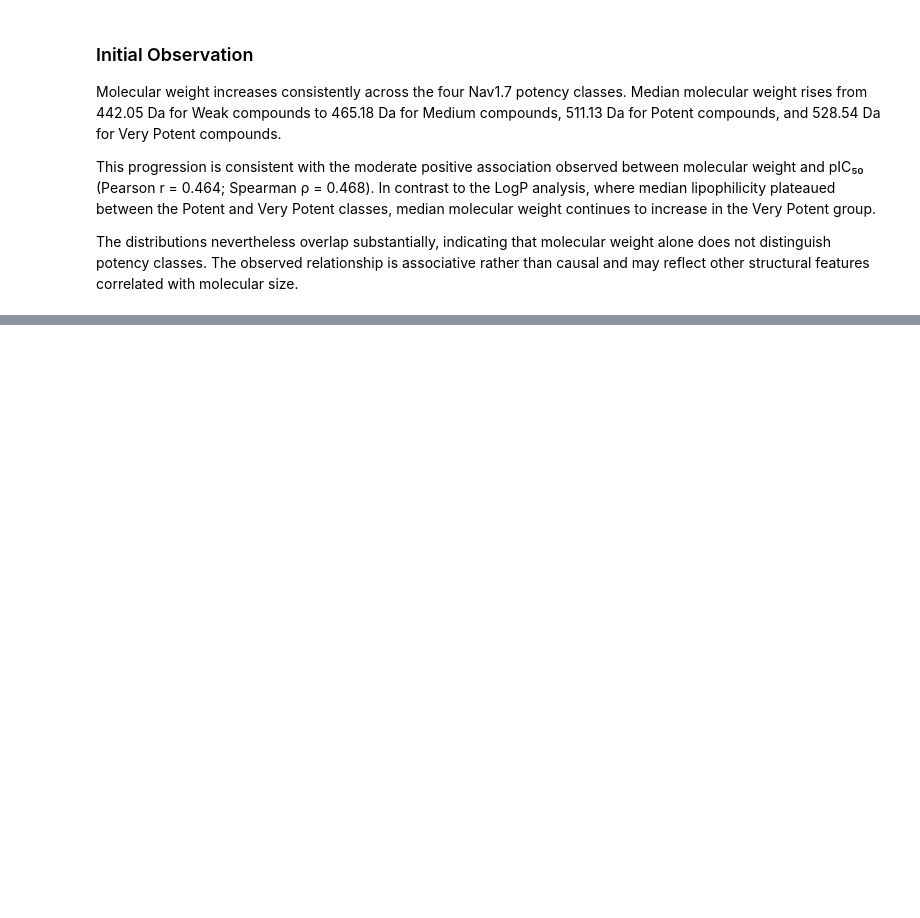
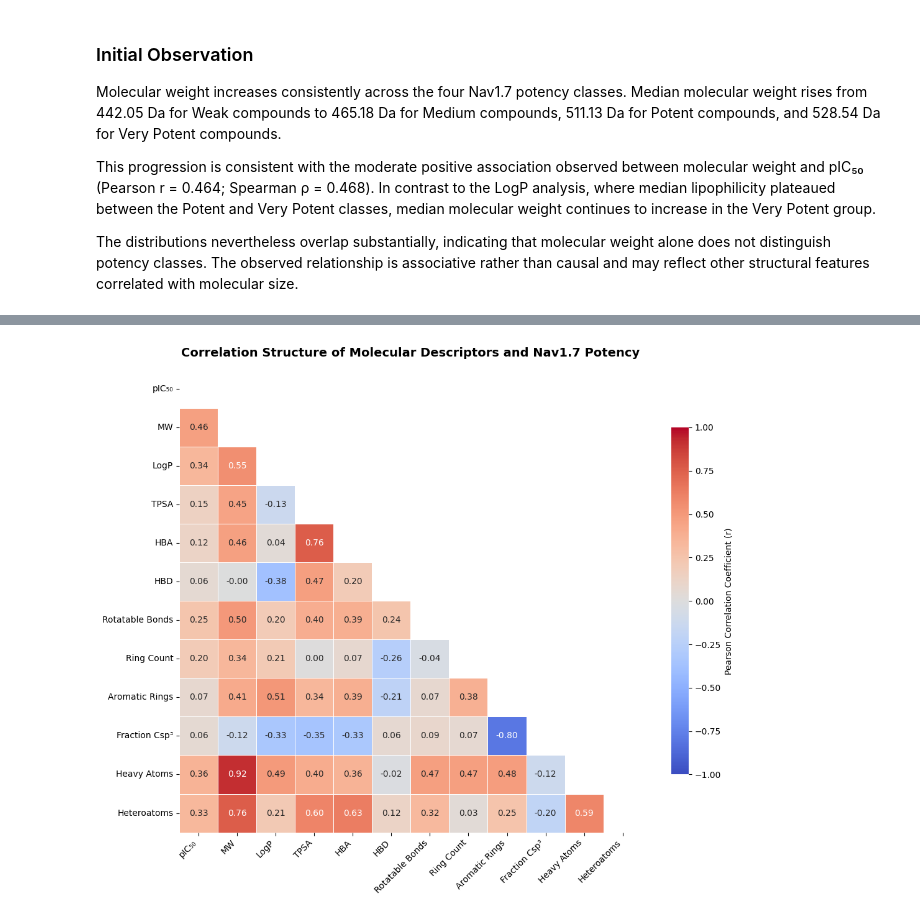
Before and after one commit to larry-xiping/nav1.7-sodium-channel-sar, a Jupyter notebook: notebooks/02_exploratory_analysis.ipynb, the cells around one changed output, grey strips where cells are left out. Saved outputs shown, nothing was run; the diff lists cells and outputs as text; code cells hidden in the pictures; blank space fills up the shorter version.

```diff
--- a/notebooks/02_exploratory_analysis.ipynb
+++ b/notebooks/02_exploratory_analysis.ipynb
@@ -1203,0 +1501,17 @@ The distributions nevertheless overlap substantially, indicating that molecular
+# %%
+# Remove earlier MW and LogP columns before attaching
+# the standardized descriptor matrix
+base_df = good_df.drop(
+    columns=['molecular_weight', 'logp'],
+    errors='ignore'
+).reset_index(drop=True)
+
+analysis_df = pd.concat(
+    [
+        base_df,
+        descriptor_df.reset_index(drop=True)
+    ],
+    axis=1
+)
+
+print(f"Analysis dataset created: {len(analysis_df):,} compounds")
@@ -1203,0 +1640,67 @@ The distributions nevertheless overlap substantially, indicating that molecular
+# %%
+# Create a mask for the redundant upper triangle
+mask = np.triu(
+    np.ones_like(correlation_matrix, dtype=bool)
+)
+
+# Display labels for publication-quality presentation
+display_labels = [
+    'pIC₅₀',
+    'MW',
+    'LogP',
+    'TPSA',
+    'HBA',
+    'HBD',
+    'Rotatable Bonds',
+    'Ring Count',
+    'Aromatic Rings',
+    'Fraction Csp³',
+    'Heavy Atoms',
+    'Heteroatoms'
+]
+
+# Create correlation heatmap
+plt.figure(figsize=(11, 9))
+
+ax = sns.heatmap(
+    correlation_matrix,
+    mask=mask,
+    annot=True,
+    fmt='.2f',
+    cmap='coolwarm',
+    vmin=-1,
+    vmax=1,
+    center=0,
+    square=True,
+    linewidths=0.5,
+    cbar_kws={
+        'label': 'Pearson Correlation Coefficient (r)',
+        'shrink': 0.75
+    }
+)
+
+# Apply chemistry-readable display labels
+ax.set_xticklabels(
+    display_labels,
+    rotation=45,
+    ha='right',
+    fontsize=10
+)
+
+ax.set_yticklabels(
+    display_labels,
+    rotation=0,
+    fontsize=10
+)
+
+plt.title(
+    'Correlation Structure of Molecular Descriptors and Nav1.7 Potency',
+    fontsize=14,
+    fontweight='bold',
+    pad=15
+)
+
+plt.tight_layout()
+plt.show()
+# %% [output]
+[figure, added]
```
Also changed, not shown: parts of 29 cells of this notebook.
